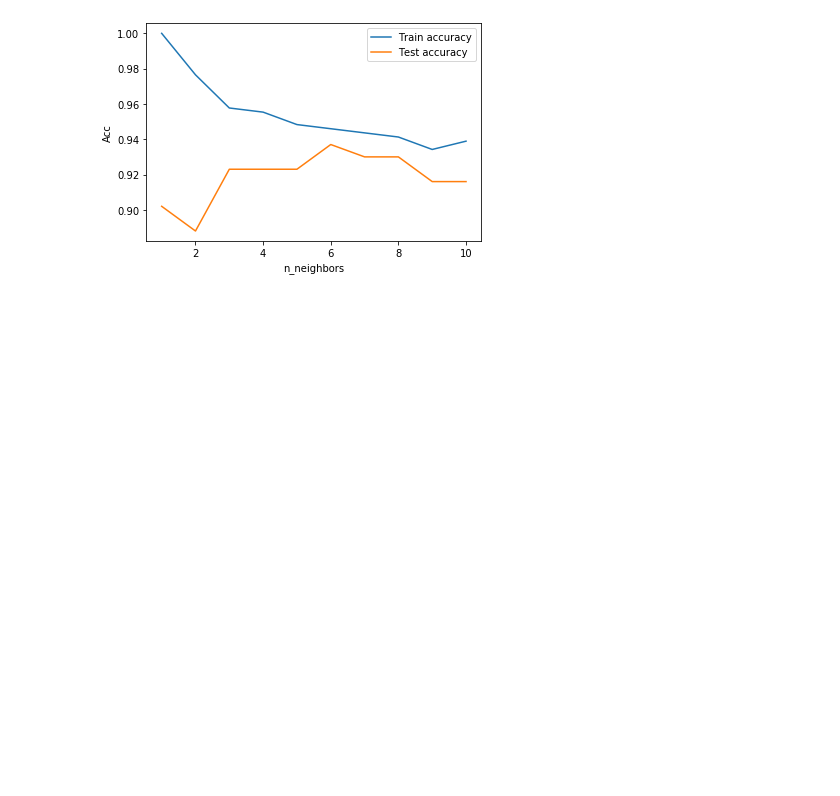
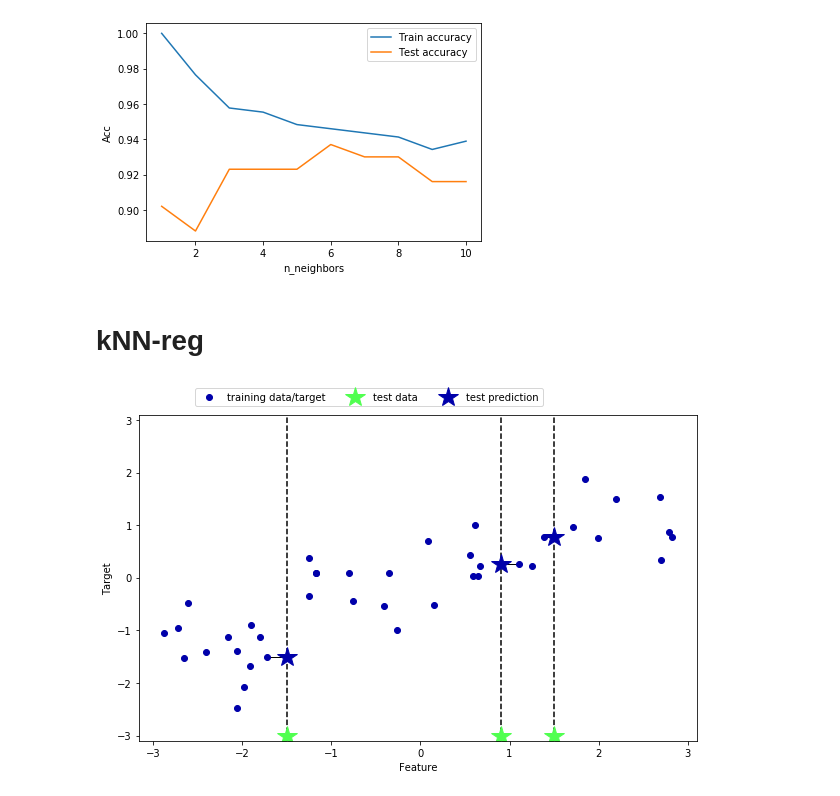
Before and after one commit to InbeomHa/python2020, a Jupyter notebook: Textbook.ipynb, the cells around one changed output. Saved outputs shown, nothing was run; the diff lists cells and outputs as text; code cells hidden in the pictures; blank space fills up the shorter version.

```diff
--- a/Textbook.ipynb
+++ b/Textbook.ipynb
@@ -350,3 +350,9 @@ plt.legend()
 # %% [output]
 <matplotlib.legend.Legend at 0x...>
 [figure]
+# %% [markdown]
+# kNN-reg
+# %%
+mglearn.plots.plot_knn_regression(n_neighbors=1)
+# %% [output]
+[figure, added]
```
Also changed, not shown: parts of 19 cells of this notebook.
